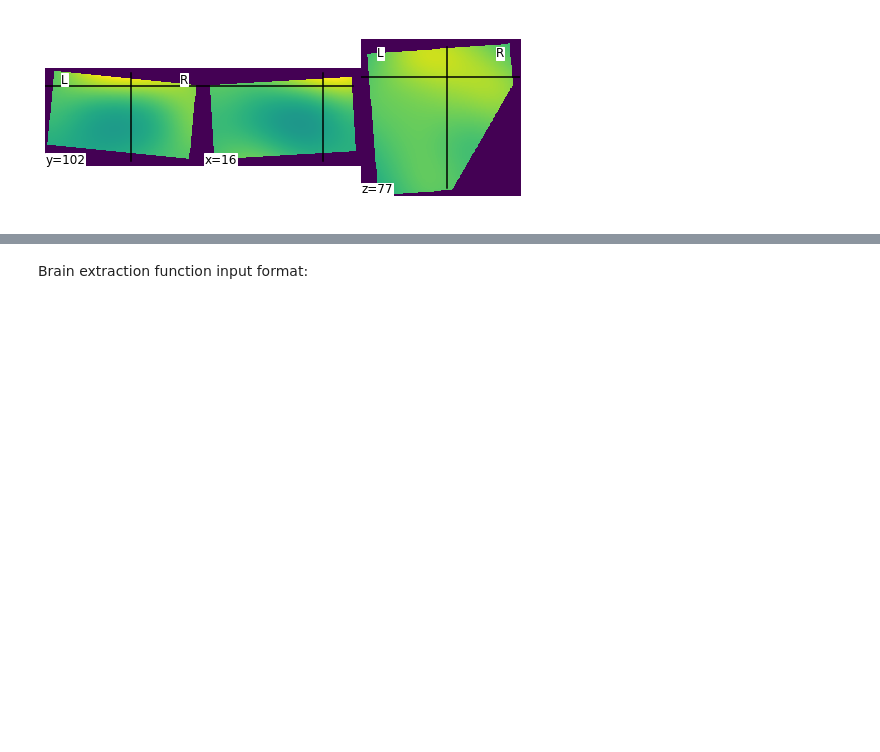
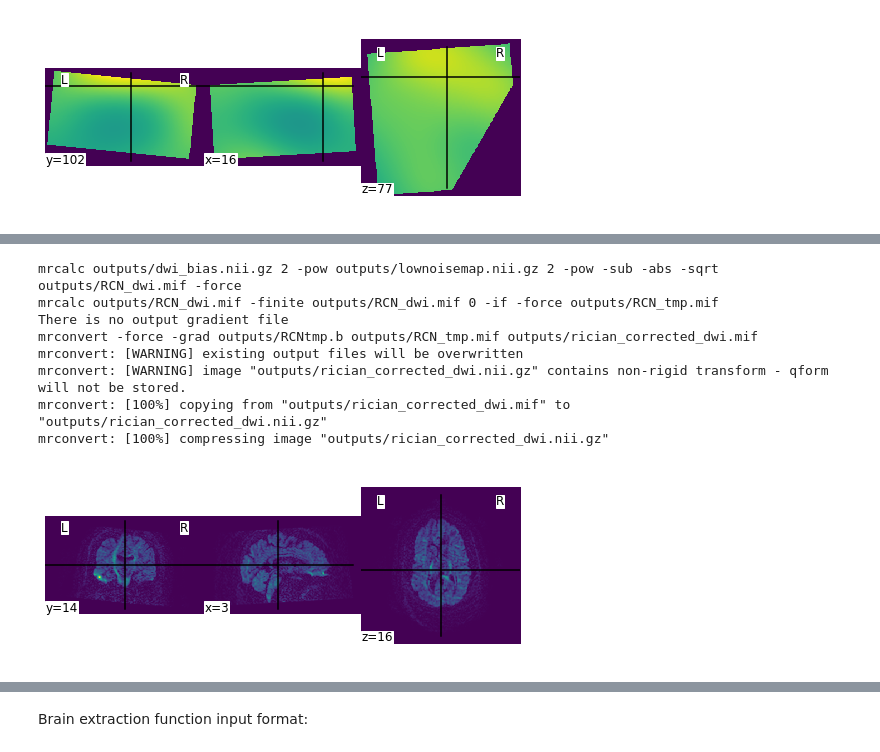
Before and after one commit to axiezai/pipetography, a Jupyter notebook: 00_core.ipynb, the cells around one changed output, grey strips where cells are left out. Cells and saved outputs as stored; diff of their text form; code cells hidden in the pictures; blank space fills up the shorter version.

```diff
--- a/00_core.ipynb
+++ b/00_core.ipynb
@@ -842,0 +882,17 @@ ants_bfc.run()
+# %%
+#example
+#usage
+CheckNoise = CheckNIZ()
+CheckNoise.inputs.out_file = 'outputs/lownoisemap.nii.gz'
+CheckNoise.inputs.isfinite = 'outputs/noise.nii.gz'
+CheckNoise.inputs.cond_if = 'outputs/noise.nii.gz 0'
+print(CheckNoise.cmdline)
+CheckNoise.run()
+
+# visualize:
+lownoise_dwi = nb.load(CheckNoise.inputs.out_file)
+lownoise_data = lownoise_dwi.get_fdata() # try ...
+lownoise_img = new_img_like(
+    lownoise_dwi, lownoise_data, affine=lownoise_dwi.affine, copy_header=True
+)
+_ = plotting.plot_img(lownoise_img)
@@ -842,0 +939,50 @@ ants_bfc.run()
+# %%
+#example
+#usage
+
+RCNRemoval = RicianNoise()
+RCNRemoval.inputs.in_file = N4BiasCorrect.inputs.out_file
+RCNRemoval.inputs.power = 2
+RCNRemoval.inputs.lownoisemap = CheckNoise.inputs.out_file
+RCNRemoval.inputs.denoise = 2
+RCNRemoval.inputs.out_file = 'outputs/RCN_dwi.mif'
+RCNRemoval.inputs.force=True
+print(RCNRemoval.cmdline)
+RCNRemoval.run()
+
+# We need to do noise comparison with the DWI's instead of noise files:
+CheckDWI = CheckNIZ()
+CheckDWI.inputs.out_file = 'outputs/RCN_tmp.mif'
+CheckDWI.inputs.isfinite = 'outputs/RCN_dwi.mif'
+CheckDWI.inputs.cond_if = 'outputs/RCN_dwi.mif 0'
+CheckDWI.inputs.force = True
+print(CheckDWI.cmdline)
+CheckDWI.run()
+
+# Create rician noise removed image:
+RCN_convert = Convert()
+RCN_convert.inputs.in_file = CheckDWI.inputs.out_file
+RCN_convert.inputs.grad_file =  grad_info.inputs.out_bfile
+RCN_convert.inputs.out_file = 'outputs/rician_corrected_dwi.mif'
+RCN_convert.inputs.force = True
+RCN_convert.run()
+print(RCN_convert.cmdline)
+
+# visualize:
+!mrconvert outputs/rician_corrected_dwi.mif outputs/rician_corrected_dwi.nii.gz -force
+rician_dwi = nb.load('outputs/rician_corrected_dwi.nii.gz')
+rician_data = rician_dwi.get_fdata()[:,:,:,2] # try ...
+rician_img = new_img_like(
+    rician_dwi, rician_data, affine=rician_dwi.affine, copy_header=True
+)
+_ = plotting.plot_img(rician_img)
+# %% [output]
+mrcalc outputs/dwi_bias.nii.gz 2 -pow outputs/lownoisemap.nii.gz 2 -pow -sub -abs -sqrt outputs/RCN_dwi.mif -force
+mrcalc outputs/RCN_dwi.mif -finite outputs/RCN_dwi.mif 0 -if -force outputs/RCN_tmp.mif
+There is no output gradient file
+mrconvert -force -grad outputs/RCNtmp.b outputs/RCN_tmp.mif outputs/rician_corrected_dwi.mif
+mrconvert: [WARNING] existing output files will be overwritten
+mrconvert: [WARNING] image "outputs/rician_corrected_dwi.nii.gz" contains non-rigid transform - qform will not be stored.
+mrconvert: [100%] copying from "outputs/rician_corrected_dwi.mif" to "outputs/rician_corrected_dwi.nii.gz"
+mrconvert: [100%] compressing image "outputs/rician_corrected_dwi.nii.gz"
+[figure, added]
```
Also changed, not shown: parts of 26 cells of this notebook, 1 other file.
